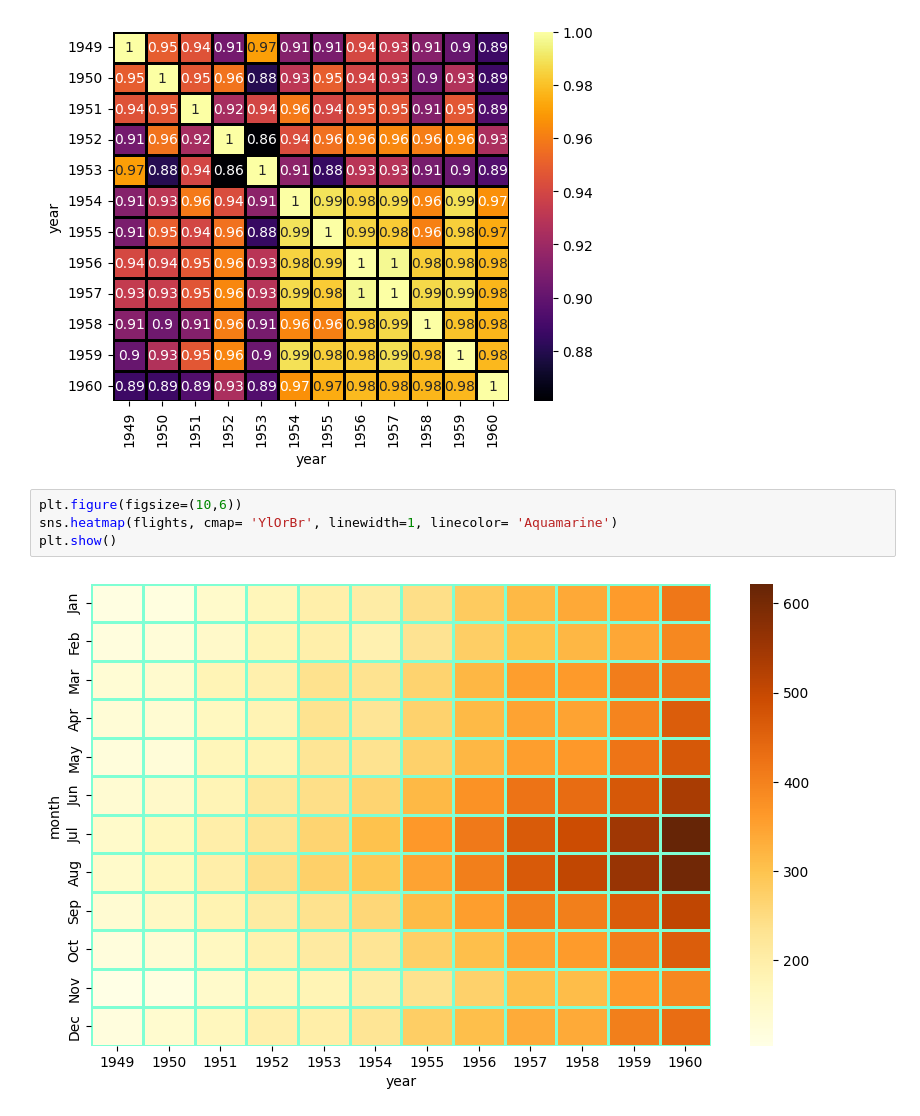
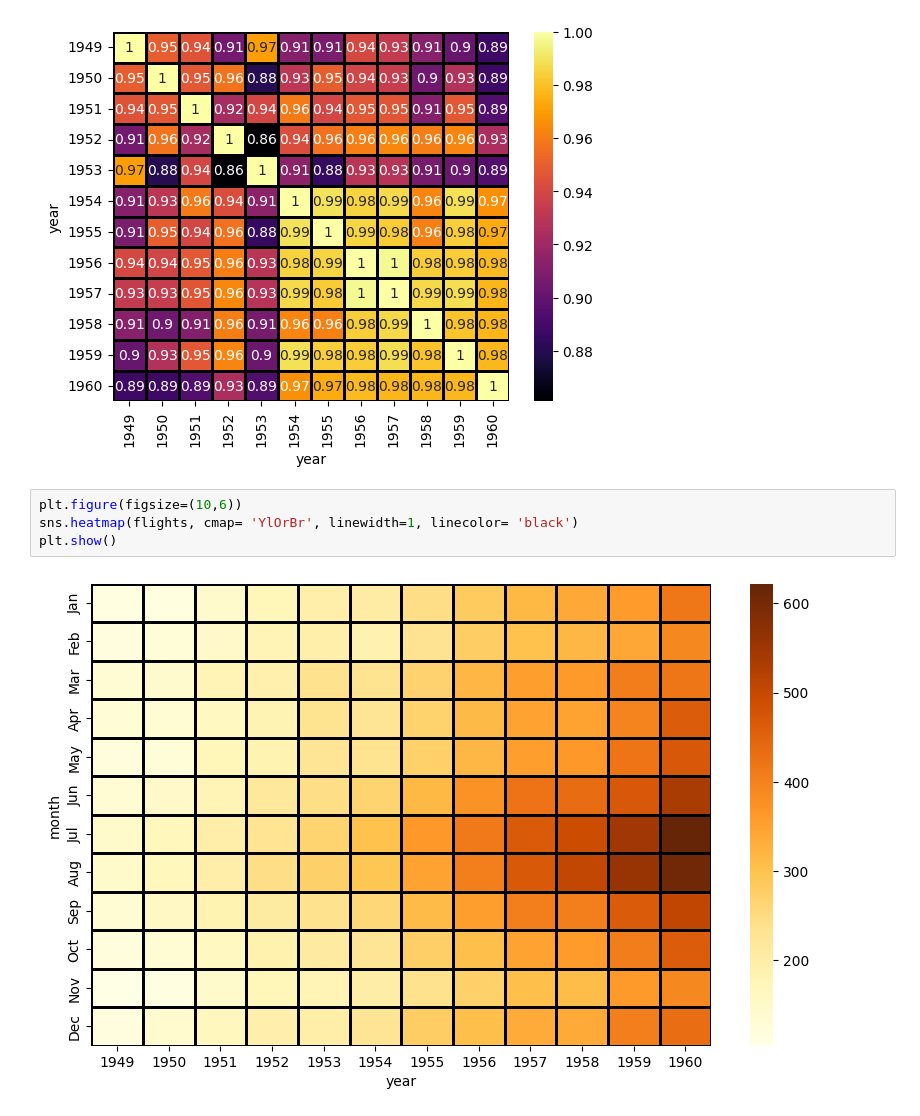
Before and after one commit to naxalatex/Seaborn, a Jupyter notebook: flights.ipynb, the cells around one changed output. Drawn from its saved outputs; the diff is of its cells as text.

```diff
--- a/flights.ipynb
+++ b/flights.ipynb
@@ -58,7 +58,7 @@ flights
 [figure]
 # %%
 plt.figure(figsize=(10,6))
-sns.heatmap(flights, cmap= 'YlOrBr', linewidth=1, linecolor= 'Aquamarine')
+sns.heatmap(flights, cmap= 'YlOrBr', linewidth=1, linecolor= 'black')
 plt.show()
 # %% [output]
-[figure, old version]
+[figure, new version]
```
Also changed, not shown: parts of 1 cell of this notebook, 3 other files.
